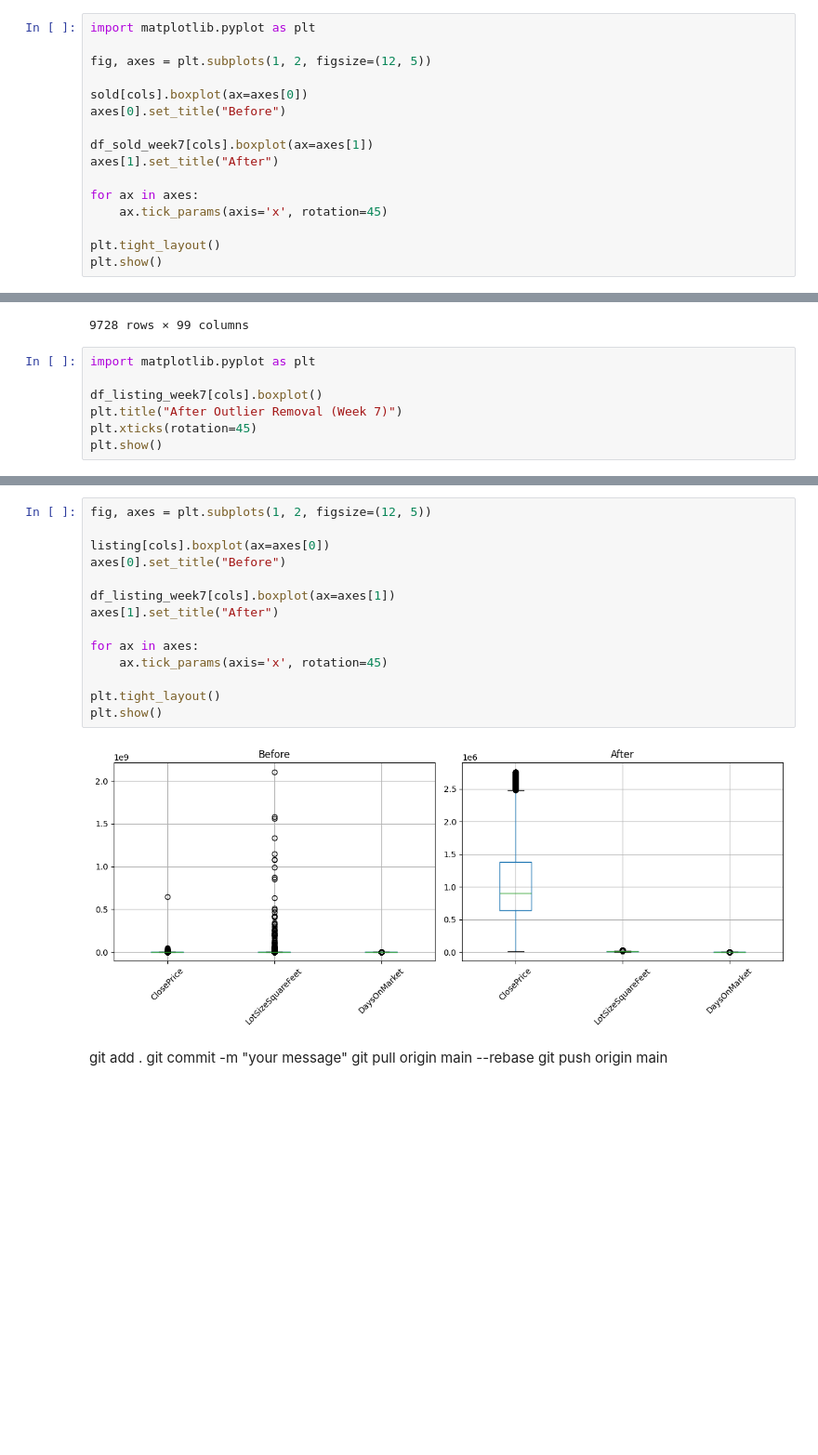
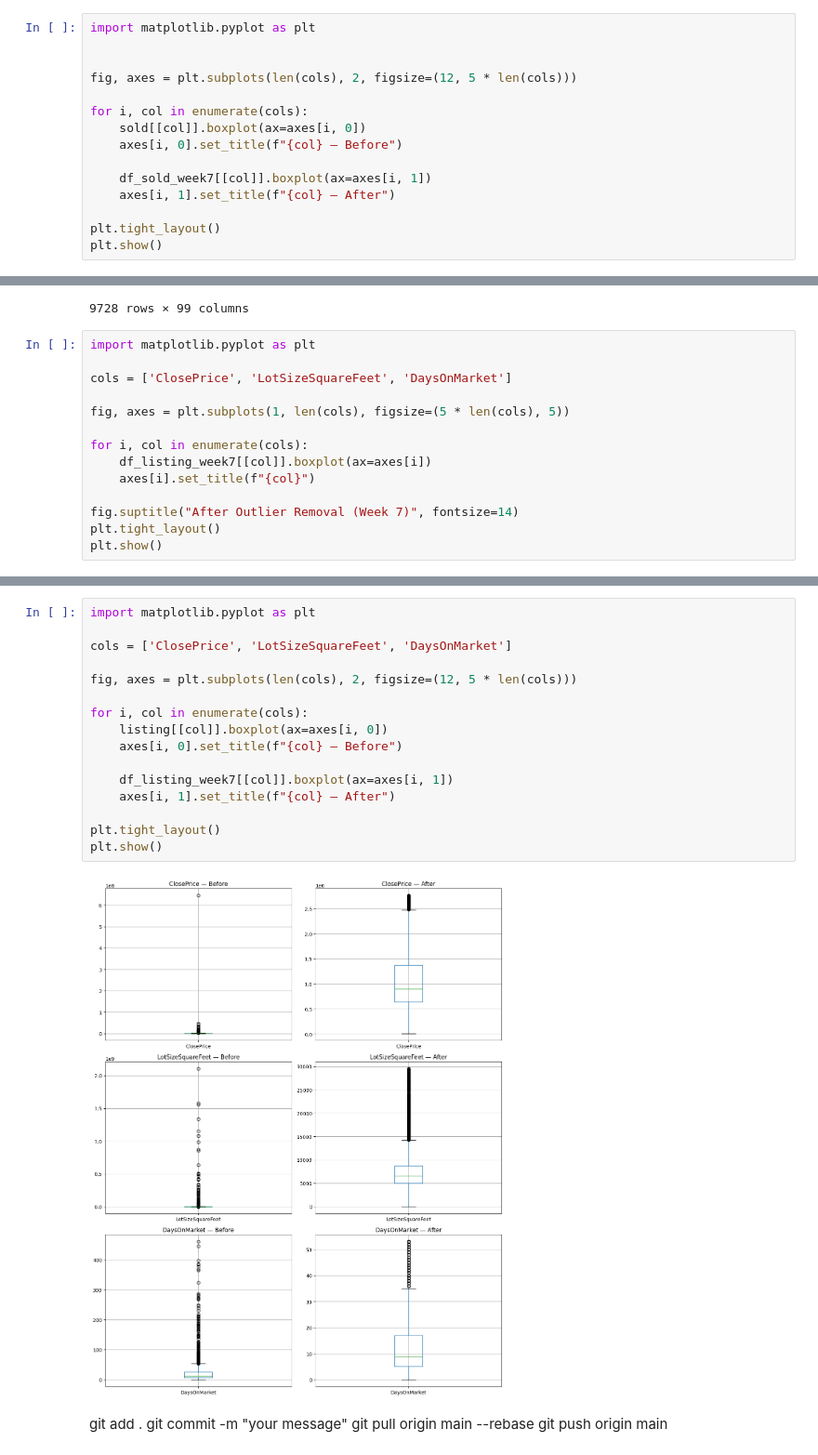
Before and after one commit to DeeptiKhetan/idx-data-analyst, a Jupyter notebook: analysis.ipynb, the cells around one changed output, grey strips where cells are left out. Shown at 93% size. Saved outputs shown, nothing was run; the diff lists cells and outputs as text; blank space fills up the shorter version.

```diff
--- a/analysis.ipynb
+++ b/analysis.ipynb
@@ -1615,16 +1620,15 @@ plt.show()
 # %%
 import matplotlib.pyplot as plt
 
-fig, axes = plt.subplots(1, 2, figsize=(12, 5))
 
-sold[cols].boxplot(ax=axes[0])
-axes[0].set_title("Before")
+fig, axes = plt.subplots(len(cols), 2, figsize=(12, 5 * len(cols)))
 
-df_sold_week7[cols].boxplot(ax=axes[1])
-axes[1].set_title("After")
+for i, col in enumerate(cols):
+    sold[[col]].boxplot(ax=axes[i, 0])
+    axes[i, 0].set_title(f"{col} — Before")
 
-for ax in axes:
-    ax.tick_params(axis='x', rotation=45)
+    df_sold_week7[[col]].boxplot(ax=axes[i, 1])
+    axes[i, 1].set_title(f"{col} — After")
 
 plt.tight_layout()
 plt.show()
@@ -1699,8 +1703,15 @@ df_listing_week7
 # %%
 import matplotlib.pyplot as plt
 
-df_listing_week7[cols].boxplot()
-plt.title("After Outlier Removal (Week 7)")
-plt.xticks(rotation=45)
+cols = ['ClosePrice', 'LotSizeSquareFeet', 'DaysOnMarket']
+
+fig, axes = plt.subplots(1, len(cols), figsize=(5 * len(cols), 5))
+
+for i, col in enumerate(cols):
+    df_listing_week7[[col]].boxplot(ax=axes[i])
+    axes[i].set_title(f"{col}")
+
+fig.suptitle("After Outlier Removal (Week 7)", fontsize=14)
+plt.tight_layout()
 plt.show()
 # %% [output]
@@ -1708,19 +1719,21 @@ plt.show()
 # %%
-fig, axes = plt.subplots(1, 2, figsize=(12, 5))
+import matplotlib.pyplot as plt
 
-listing[cols].boxplot(ax=axes[0])
-axes[0].set_title("Before")
+cols = ['ClosePrice', 'LotSizeSquareFeet', 'DaysOnMarket']
 
-df_listing_week7[cols].boxplot(ax=axes[1])
-axes[1].set_title("After")
+fig, axes = plt.subplots(len(cols), 2, figsize=(12, 5 * len(cols)))
 
-for ax in axes:
-    ax.tick_params(axis='x', rotation=45)
+for i, col in enumerate(cols):
+    listing[[col]].boxplot(ax=axes[i, 0])
+    axes[i, 0].set_title(f"{col} — Before")
+
+    df_listing_week7[[col]].boxplot(ax=axes[i, 1])
+    axes[i, 1].set_title(f"{col} — After")
 
 plt.tight_layout()
 plt.show()
 # %% [output]
-[figure, old version]
+[figure, new version]
 # %% [markdown]
 git add .
 git commit -m "your message"
```
Also changed, not shown: parts of 3 cells of this notebook.
